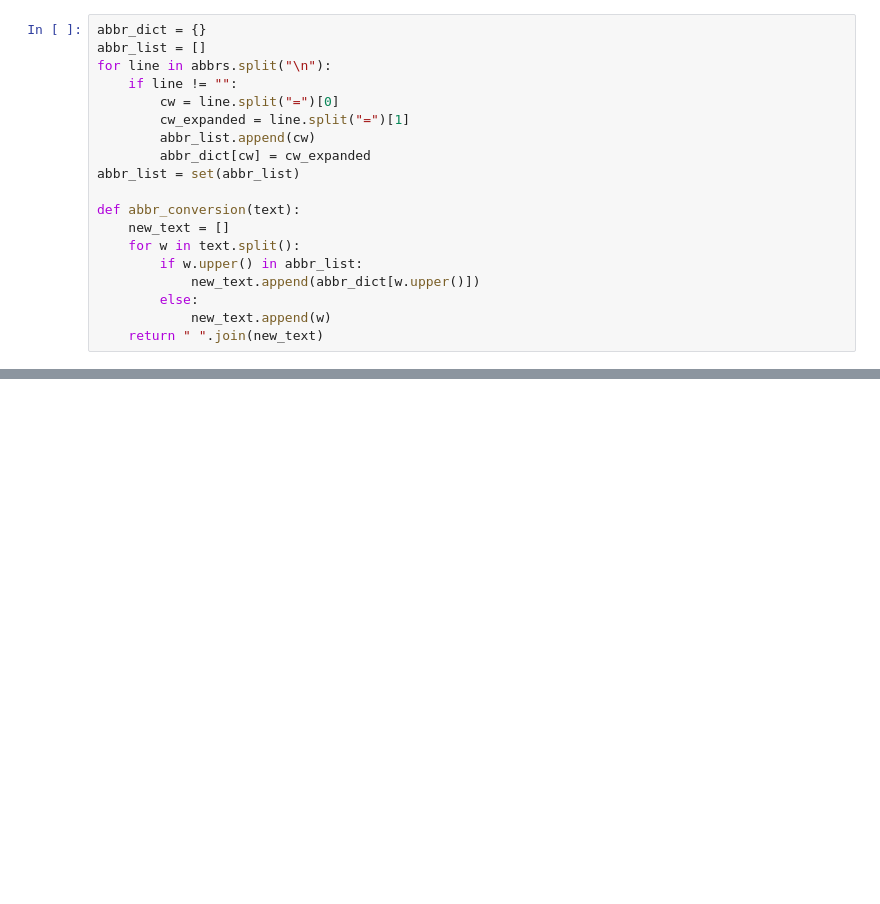
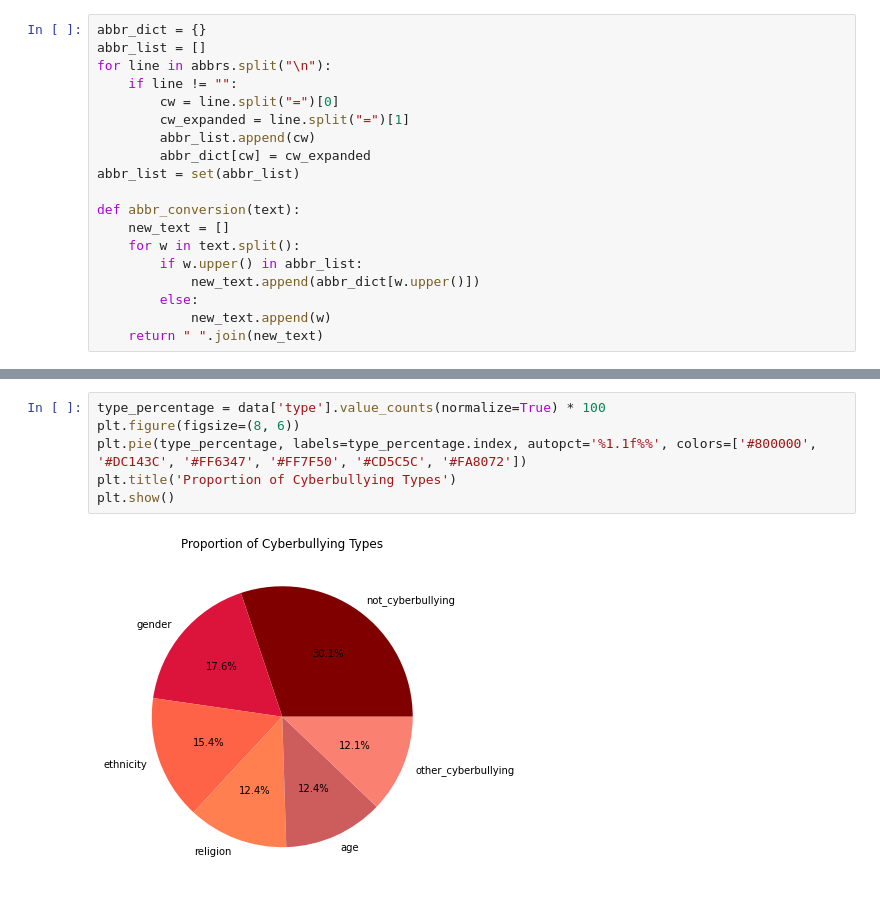
Before and after one commit to Nuray-web/NLP_final_project, a Jupyter notebook: Cyberbullying Detection.ipynb, the cells around one changed output, grey strips where cells are left out. Drawn from its saved outputs; the diff is of its cells as text; blank space fills up the shorter version.

```diff
--- a/Cyberbullying Detection.ipynb
+++ b/Cyberbullying Detection.ipynb
@@ -206,0 +269,8 @@ df.to_csv('data.csv', index = False)
+# %%
+type_percentage = data['type'].value_counts(normalize=True) * 100
+plt.figure(figsize=(8, 6))
+plt.pie(type_percentage, labels=type_percentage.index, autopct='%1.1f%%', colors=['#800000', '#DC143C', '#FF6347', '#FF7F50', '#CD5C5C', '#FA8072'])
+plt.title('Proportion of Cyberbullying Types')
+plt.show()
+# %% [output]
+[figure, added]
```
Also changed, not shown: parts of 33 cells of this notebook, 1 other file.
